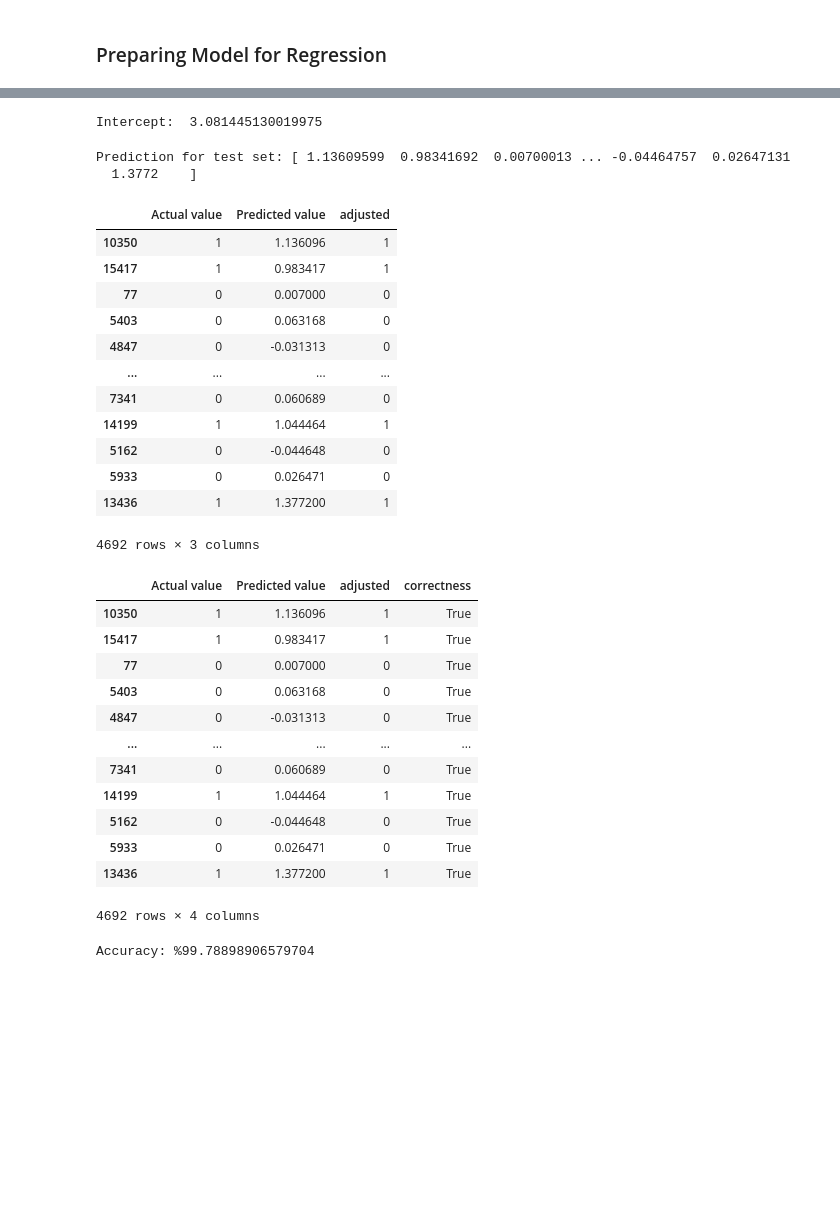
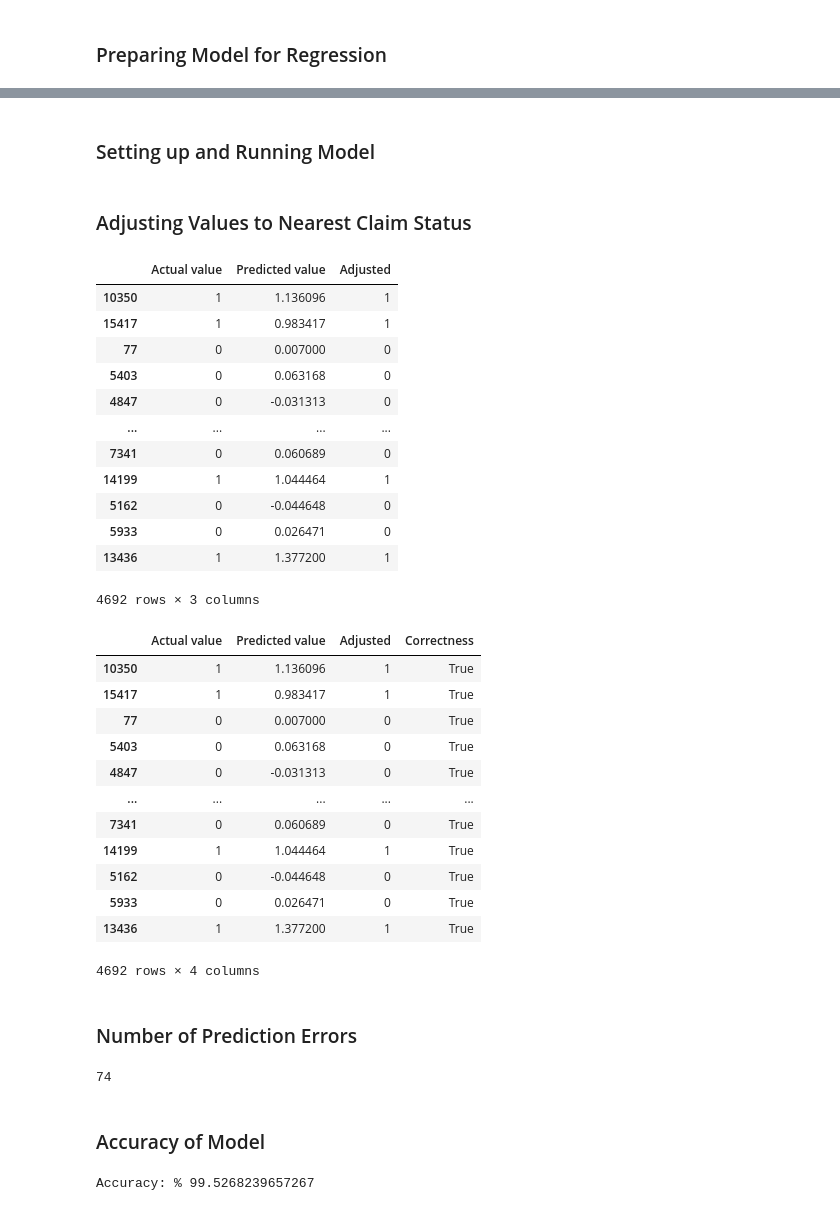
Before and after one commit to SPennyh/TikTok-User-Reports, a Jupyter notebook: tiktok_analysis.ipynb, the cells around one changed output, grey strips where cells are left out. Saved outputs shown, nothing was run; the diff lists cells and outputs as text; code cells hidden in the pictures; blank space fills up the shorter version.

Commit message:
added inference and model, and readme update

```diff
--- a/tiktok_analysis.ipynb
+++ b/tiktok_analysis.ipynb
@@ -124,24 +130,9 @@ plt.show()
 # %% [markdown]
 ### Implement Forward Model Selection Function
 # %%
-#from https://planspace.org/20150423-forward_selection_with_statsmodels/
+#Adapted from https://planspace.org/20150423-forward_selection_with_statsmodels/
 import statsmodels.formula.api as smf
 def forward_selected(data, response):
-    """Linear model designed by forward selection.
-
-    Parameters:
-    -----------
-    data : pandas DataFrame with all possible predictors and response
-
-    response: string, name of response column in data
-
-    Returns:
-    --------
-    model: an "optimal" fitted statsmodels linear model
-           with an intercept
-           selected by forward selection
-           evaluated by adjusted R-squared
-    """
     remaining = set(data.columns)
     remaining.remove(response)
     selected = []
@@ -189,3 +219,5 @@ y = corr_data[variables[0]]
+# %% [markdown]
+### Setting up and Running Model
 # %%
 X_train,X_test, y_train, y_test = train_test_split(X, y, test_size = 0.3, random_state = 100)
 reg_model = linear_model.LinearRegression()
@@ -192,24 +225,16 @@ reg_model = linear_model.LinearRegression()
-# %%
-reg_model = LinearRegression().fit(X_train, y_train)
-print('Intercept: ',reg_model.intercept_)
-# %% [output]
-Intercept:  3.081445130019975
 # %%
 y_pred= reg_model.predict(X_test)
 x_pred= reg_model.predict(X_train)
-# %%
-print("Prediction for test set: {}".format(y_pred))
-# %% [output]
-Prediction for test set: [ 1.13609599  0.98341692  0.00700013 ... -0.04464757  0.02647131
-  1.3772    ]
+# %% [markdown]
+### Adjusting Values to Nearest Claim Status
 # %%
 reg_model_diff = pd.DataFrame({'Actual value': y_test, 'Predicted value': y_pred})
-reg_model_diff.loc[(reg_model_diff['Predicted value'] > 0.7), 'adjusted'] = 1
-reg_model_diff.loc[(reg_model_diff['Predicted value'] < 0.7), 'adjusted'] = 0
-reg_model_diff['adjusted'] = reg_model_diff['adjusted'].astype('Int64')
+reg_model_diff.loc[(reg_model_diff['Predicted value'] > 0.5), 'Adjusted'] = 1
+reg_model_diff.loc[(reg_model_diff['Predicted value'] < 0.5), 'Adjusted'] = 0
+reg_model_diff['Adjusted'] = reg_model_diff['Adjusted'].astype('Int64')
 reg_model_diff
 # %% [output]
-|  | Actual value | Predicted value | adjusted |
+|  | Actual value | Predicted value | Adjusted |
 | 10350 | 1 | 1.136096 | 1 |
 | 15417 | 1 | 0.983417 | 1 |
 | 77 | 0 | 0.007000 | 0 |
@@ -223,12 +248,12 @@ reg_model_diff
 | 13436 | 1 | 1.377200 | 1 |
 4692 rows × 3 columns
 # %%
-reg_model_diff.loc[(reg_model_diff['Actual value'] == reg_model_diff['adjusted']), 'correctness'] = True
-reg_model_diff.loc[(reg_model_diff['Actual value'] != reg_model_diff['adjusted']), 'correctness'] = False
-reg_model_result = reg_model_diff[reg_model_diff['correctness'] == False].shape
+reg_model_diff.loc[(reg_model_diff['Actual value'] == reg_model_diff['Adjusted']), 'Correctness'] = True
+reg_model_diff.loc[(reg_model_diff['Actual value'] != reg_model_diff['Adjusted']), 'Correctness'] = False
+reg_model_result = reg_model_diff[reg_model_diff['Correctness'] == False].shape
 reg_model_diff
 # %% [output]
-|  | Actual value | Predicted value | adjusted | correctness |
+|  | Actual value | Predicted value | Adjusted | Correctness |
 | 10350 | 1 | 1.136096 | 1 | True |
 | 15417 | 1 | 0.983417 | 1 | True |
 | 77 | 0 | 0.007000 | 0 | True |
@@ -241,7 +266,15 @@ reg_model_diff
 | 5933 | 0 | 0.026471 | 0 | True |
 | 13436 | 1 | 1.377200 | 1 | True |
 4692 rows × 4 columns
+# %% [markdown]
+### Number of Prediction Errors
+# %%
+reg_model_result[0]
+# %% [output]
+74
+# %% [markdown]
+### Accuracy of Model
 # %%
-print('Accuracy: %' + str(100-(reg_model_result[0]/corr_data.shape[0]*100)))
+print('Accuracy: %', 100-(reg_model_result[0]/corr_data.shape[0]*100))
 # %% [output]
-Accuracy: %99.78898906579704
+Accuracy: % 99.5268239657267
```
Also changed, not shown: parts of 9 cells of this notebook, 1 other file.
